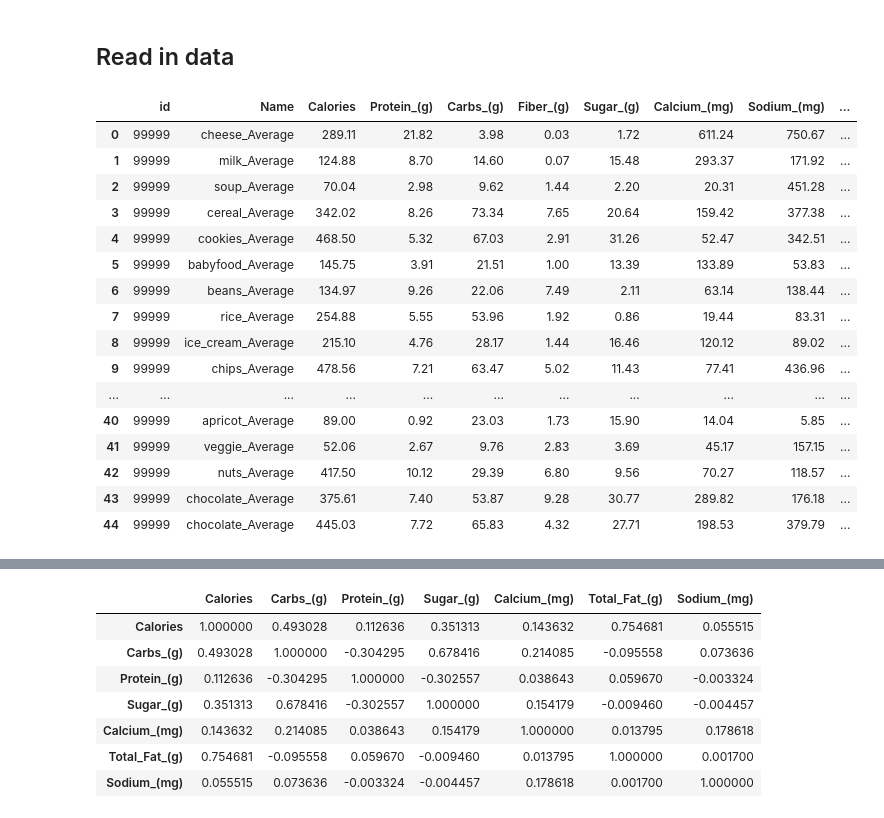
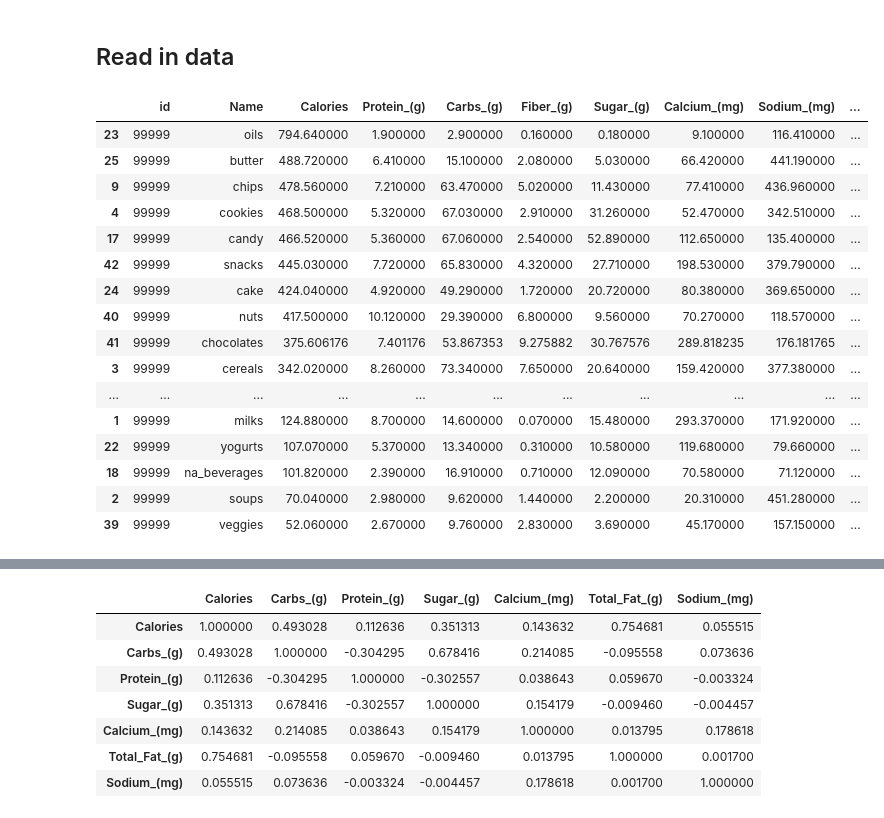
Before and after one commit to Dylanbbenson/Food_Nutrition_Analysis, a Jupyter notebook: Food_Nutrition_Analysis.ipynb, the cells around one changed output, grey strips where cells are left out. Cells and saved outputs as stored; diff of their text form; code cells hidden in the pictures.

```diff
--- a/Food_Nutrition_Analysis.ipynb
+++ b/Food_Nutrition_Analysis.ipynb
@@ -14,27 +14,30 @@ sns.set(font_scale=1.5)
 # Prepare the data. This script fixes the ABBREV.csv file and pulls the foods into their respective food groups
 %run data_prep.py
 # %%
-averages_list = [cheese_average, milk_average, soup_average, cereal_average, cookies_average, babyfood_average, beans_average, rice_average, ice_cream_average, chips_average, pasta_average, fast_food_average, pizza_average, school_lunch_average, beef_average, bread_average, fish_average, candy_average, beverage_average, dressing_average, egg_average, yogurt_average, oil_average, cake_average, butter_average, chicken_average, duck_average, goose_average, emu_average, ostrich_average, cow_average, pig_average, lamb_average, veal_average, game_average, gravy_average, pie_average, pudding_average, soup_average, apple_average, apricot_average, veggie_average, nut_average, chocolate_average, snack_average]
+averages_list = [cheeses_average, milks_average, soups_average, cereals_average, cookies_average, babyfoods_average, beans_average, rice_average, ice_creams_average, chips_average, pasta_average, fast_food_average, pizza_average, school_lunches_average, beef_average, bread_average, fish_average, candy_average, na_beverages_average, alcoholic_beverages_average, dressings_average, eggs_average, yogurts_average, oils_average, cake_average, butter_average, chicken_average, duck_average, goose_average, emu_average, ostrich_average, cow_average, pig_average, lamb_average, veal_average, game_average, gravy_average, pie_average, pudding_average, veggies_average, nuts_average, chocolate_average, snacks_average]
 
 # combine all the dataframes into one using concat
 all_averages = pd.concat(averages_list, ignore_index=True)
 
+all_averages = all_averages.sort_values(by='Calories', ascending=False)
+all_averages['Name'] = all_averages['Name'].str.replace('_Average', '')
+all_averages['Name'] = all_averages['Name'].str.replace('_average', '')
 all_averages
 # %% [output]
 |  | id | Name | Calories | Protein_(g) | Carbs_(g) | Fiber_(g) | Sugar_(g) | Calcium_(mg) | Sodium_(mg) | ... |
-| 0 | 99999 | cheese_Average | 289.11 | 21.82 | 3.98 | 0.03 | 1.72 | 611.24 | 750.67 | ... |
-| 1 | 99999 | milk_Average | 124.88 | 8.70 | 14.60 | 0.07 | 15.48 | 293.37 | 171.92 | ... |
-| 2 | 99999 | soup_Average | 70.04 | 2.98 | 9.62 | 1.44 | 2.20 | 20.31 | 451.28 | ... |
-| 3 | 99999 | cereal_Average | 342.02 | 8.26 | 73.34 | 7.65 | 20.64 | 159.42 | 377.38 | ... |
-| 4 | 99999 | cookies_Average | 468.50 | 5.32 | 67.03 | 2.91 | 31.26 | 52.47 | 342.51 | ... |
-| 5 | 99999 | babyfood_Average | 145.75 | 3.91 | 21.51 | 1.00 | 13.39 | 133.89 | 53.83 | ... |
-| 6 | 99999 | beans_Average | 134.97 | 9.26 | 22.06 | 7.49 | 2.11 | 63.14 | 138.44 | ... |
-| 7 | 99999 | rice_Average | 254.88 | 5.55 | 53.96 | 1.92 | 0.86 | 19.44 | 83.31 | ... |
-| 8 | 99999 | ice_cream_Average | 215.10 | 4.76 | 28.17 | 1.44 | 16.46 | 120.12 | 89.02 | ... |
-| 9 | 99999 | chips_Average | 478.56 | 7.21 | 63.47 | 5.02 | 11.43 | 77.41 | 436.96 | ... |
+| 23 | 99999 | oils | 794.640000 | 1.900000 | 2.900000 | 0.160000 | 0.180000 | 9.100000 | 116.410000 | ... |
+| 25 | 99999 | butter | 488.720000 | 6.410000 | 15.100000 | 2.080000 | 5.030000 | 66.420000 | 441.190000 | ... |
+| 9 | 99999 | chips | 478.560000 | 7.210000 | 63.470000 | 5.020000 | 11.430000 | 77.410000 | 436.960000 | ... |
+| 4 | 99999 | cookies | 468.500000 | 5.320000 | 67.030000 | 2.910000 | 31.260000 | 52.470000 | 342.510000 | ... |
+| 17 | 99999 | candy | 466.520000 | 5.360000 | 67.060000 | 2.540000 | 52.890000 | 112.650000 | 135.400000 | ... |
+| 42 | 99999 | snacks | 445.030000 | 7.720000 | 65.830000 | 4.320000 | 27.710000 | 198.530000 | 379.790000 | ... |
+| 24 | 99999 | cake | 424.040000 | 4.920000 | 49.290000 | 1.720000 | 20.720000 | 80.380000 | 369.650000 | ... |
+| 40 | 99999 | nuts | 417.500000 | 10.120000 | 29.390000 | 6.800000 | 9.560000 | 70.270000 | 118.570000 | ... |
+| 41 | 99999 | chocolates | 375.606176 | 7.401176 | 53.867353 | 9.275882 | 30.767576 | 289.818235 | 176.181765 | ... |
+| 3 | 99999 | cereals | 342.020000 | 8.260000 | 73.340000 | 7.650000 | 20.640000 | 159.420000 | 377.380000 | ... |
 | ... | ... | ... | ... | ... | ... | ... | ... | ... | ... | ... |
-| 40 | 99999 | apricot_Average | 89.00 | 0.92 | 23.03 | 1.73 | 15.90 | 14.04 | 5.85 | ... |
-| 41 | 99999 | veggie_Average | 52.06 | 2.67 | 9.76 | 2.83 | 3.69 | 45.17 | 157.15 | ... |
-| 42 | 99999 | nuts_Average | 417.50 | 10.12 | 29.39 | 6.80 | 9.56 | 70.27 | 118.57 | ... |
-| 43 | 99999 | chocolate_Average | 375.61 | 7.40 | 53.87 | 9.28 | 30.77 | 289.82 | 176.18 | ... |
-| 44 | 99999 | chocolate_Average | 445.03 | 7.72 | 65.83 | 4.32 | 27.71 | 198.53 | 379.79 | ... |
+| 1 | 99999 | milks | 124.880000 | 8.700000 | 14.600000 | 0.070000 | 15.480000 | 293.370000 | 171.920000 | ... |
+| 22 | 99999 | yogurts | 107.070000 | 5.370000 | 13.340000 | 0.310000 | 10.580000 | 119.680000 | 79.660000 | ... |
+| 18 | 99999 | na_beverages | 101.820000 | 2.390000 | 16.910000 | 0.710000 | 12.090000 | 70.580000 | 71.120000 | ... |
+| 2 | 99999 | soups | 70.040000 | 2.980000 | 9.620000 | 1.440000 | 2.200000 | 20.310000 | 451.280000 | ... |
+| 39 | 99999 | veggies | 52.060000 | 2.670000 | 9.760000 | 2.830000 | 3.690000 | 45.170000 | 157.150000 | ... |
```
Also changed, not shown: parts of 8 cells of this notebook, 1 other file.
